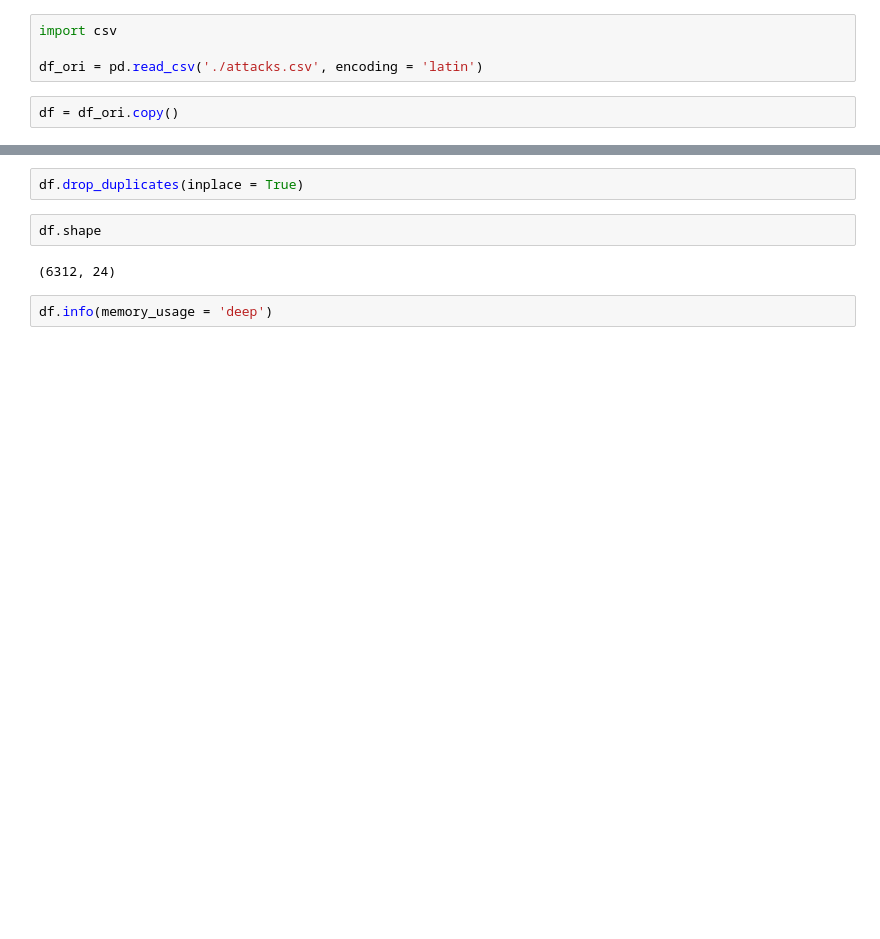
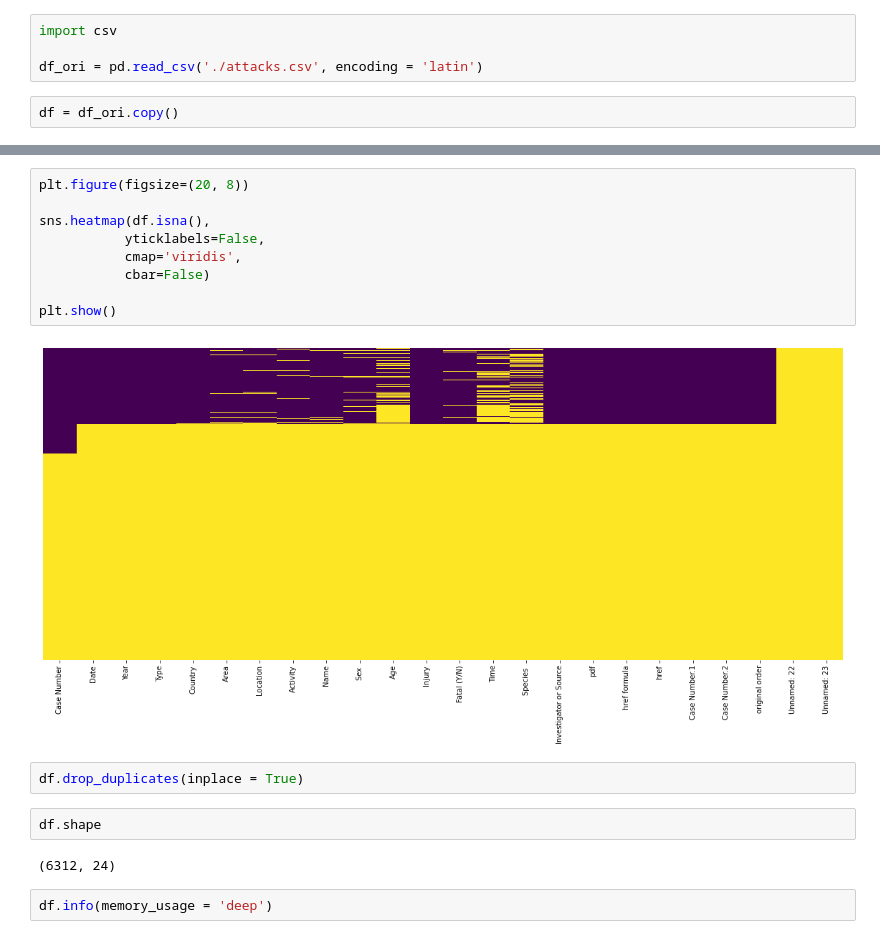
Before and after one commit to Jaimemanrique/sharks_limpieza, a Jupyter notebook: data/sharks_limpieza.ipynb, the cells around one changed output, grey strips where cells are left out. Cells and saved outputs as stored; diff of their text form; blank space fills up the shorter version.

```diff
--- a/data/sharks_limpieza.ipynb
+++ b/data/sharks_limpieza.ipynb
@@ -26,6 +32,17 @@ df_ori.head()
 | 2 | 2018.06.09 | 09-Jun-2018 | 2018.0 | Invalid | USA | Hawaii | Habush, Oahu | Surfing | John Denges | M | ... |
 | 3 | 2018.06.08 | 08-Jun-2018 | 2018.0 | Unprovoked | AUSTRALIA | New South Wales | Arrawarra Headland | Surfing | male | M | ... |
 | 4 | 2018.06.04 | 04-Jun-2018 | 2018.0 | Provoked | MEXICO | Colima | La Ticla | Free diving | Gustavo Ramos | M | ... |
+# %%
+plt.figure(figsize=(20, 8))
+
+sns.heatmap(df.isna(),
+           yticklabels=False,
+           cmap='viridis',
+           cbar=False)
+
+plt.show()
+# %% [output]
+[figure, added]
 # %%
 df.drop_duplicates(inplace = True)
 # %%
```
Also changed, not shown: parts of 22 cells of this notebook, 1 other file.
